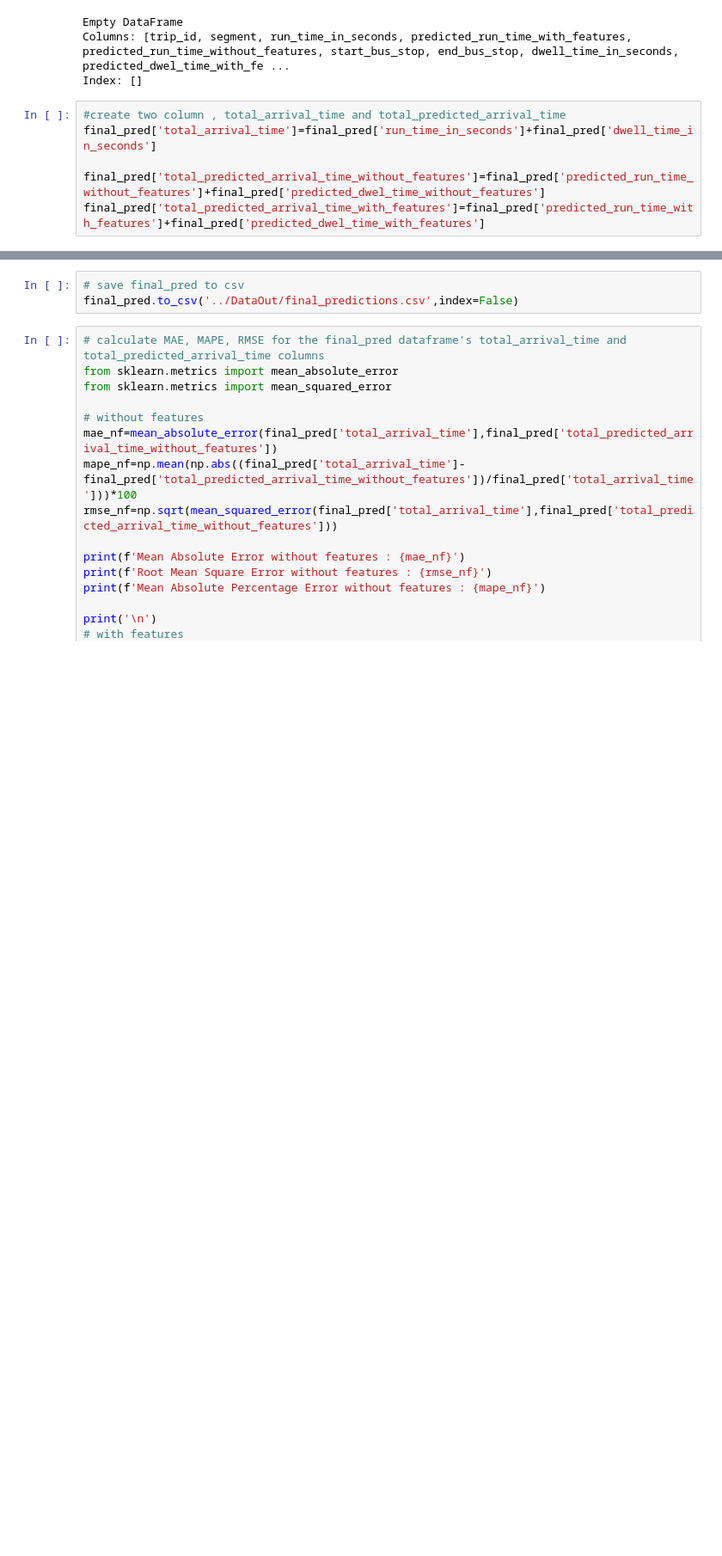
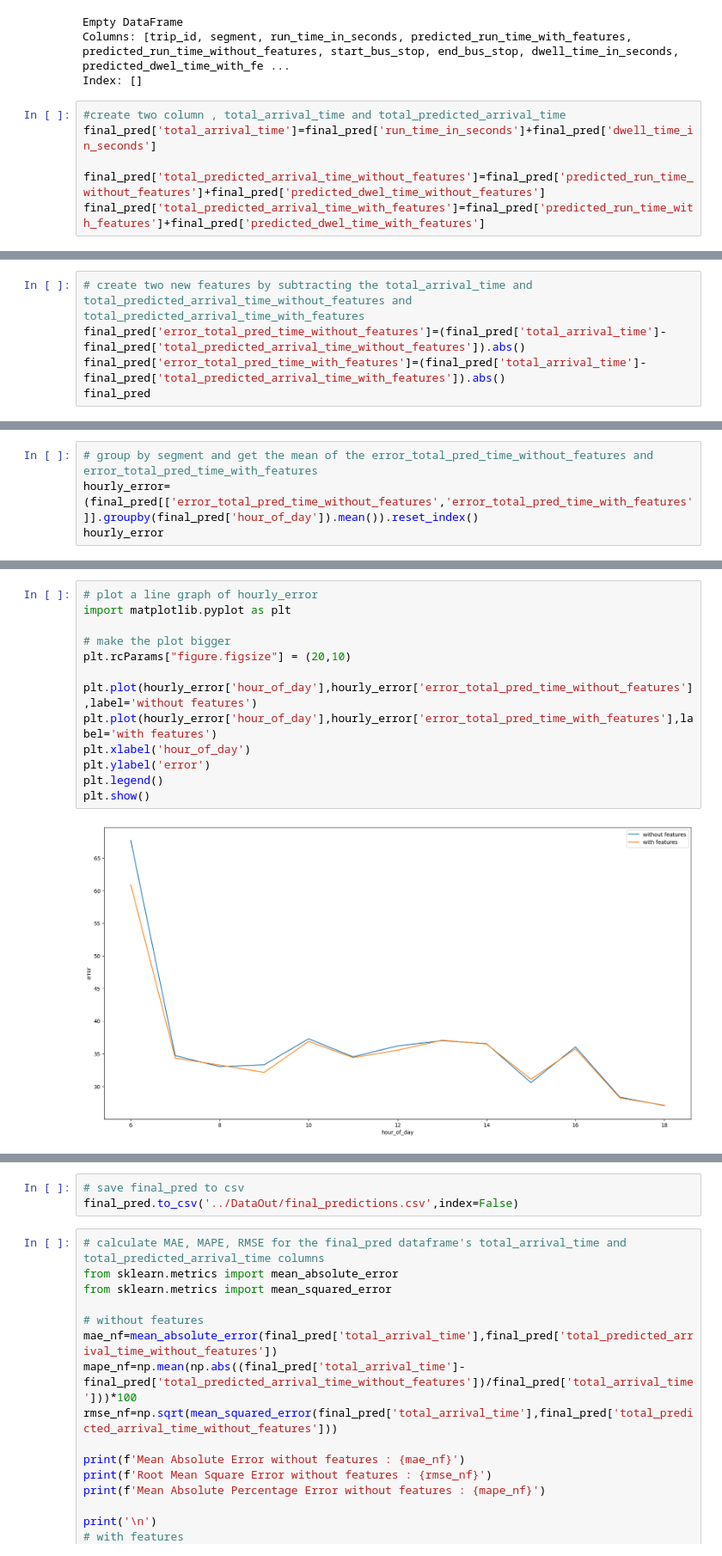
Before and after one commit to Ginushmal/DSE-Project-Bus-Arrival-time-Prediction-GRP29, a Jupyter notebook: New_Aproch/09.combinePredictions.ipynb, the cells around one changed output, grey strips where cells are left out. Shown at 86% size. Drawn from its saved outputs; the diff is of its cells as text; blank space fills up the shorter version.

```diff
--- a/New_Aproch/09.combinePredictions.ipynb
+++ b/New_Aproch/09.combinePredictions.ipynb
@@ -166 +182,6 @@ final_pred
 9125 rows × 13 columns
+# %%
+# create two new features by subtracting the total_arrival_time and total_predicted_arrival_time_without_features and total_predicted_arrival_time_with_features
+final_pred['error_total_pred_time_without_features']=(final_pred['total_arrival_time']-final_pred['total_predicted_arrival_time_without_features']).abs()
+final_pred['error_total_pred_time_with_features']=(final_pred['total_arrival_time']-final_pred['total_predicted_arrival_time_with_features']).abs()
+final_pred
@@ -166,0 +237,4 @@ final_pred
+# %%
+# group by segment and get the mean of the error_total_pred_time_without_features and error_total_pred_time_with_features
+hourly_error=(final_pred[['error_total_pred_time_without_features','error_total_pred_time_with_features']].groupby(final_pred['hour_of_day']).mean()).reset_index()
+hourly_error
@@ -166,0 +256,15 @@ final_pred
+# %%
+# plot a line graph of hourly_error
+import matplotlib.pyplot as plt
+
+# make the plot bigger
+plt.rcParams["figure.figsize"] = (20,10)
+
+plt.plot(hourly_error['hour_of_day'],hourly_error['error_total_pred_time_without_features'],label='without features')
+plt.plot(hourly_error['hour_of_day'],hourly_error['error_total_pred_time_with_features'],label='with features')
+plt.xlabel('hour_of_day')
+plt.ylabel('error')
+plt.legend()
+plt.show()
+# %% [output]
+[figure, added]
```
Also changed, not shown: parts of 14 cells of this notebook, 6 other files.
